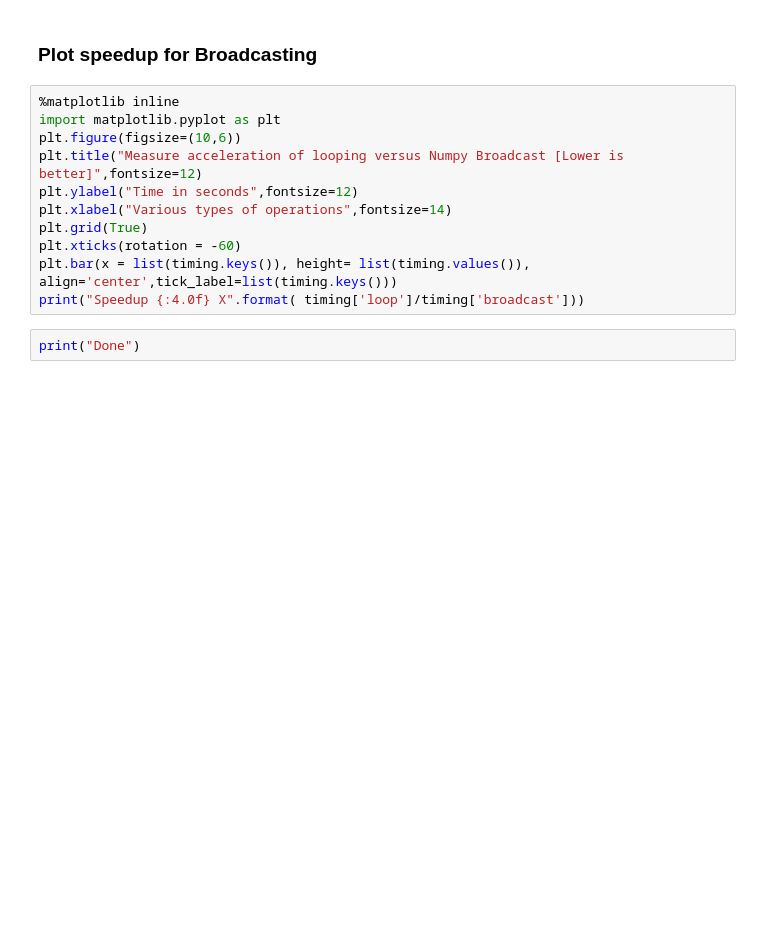
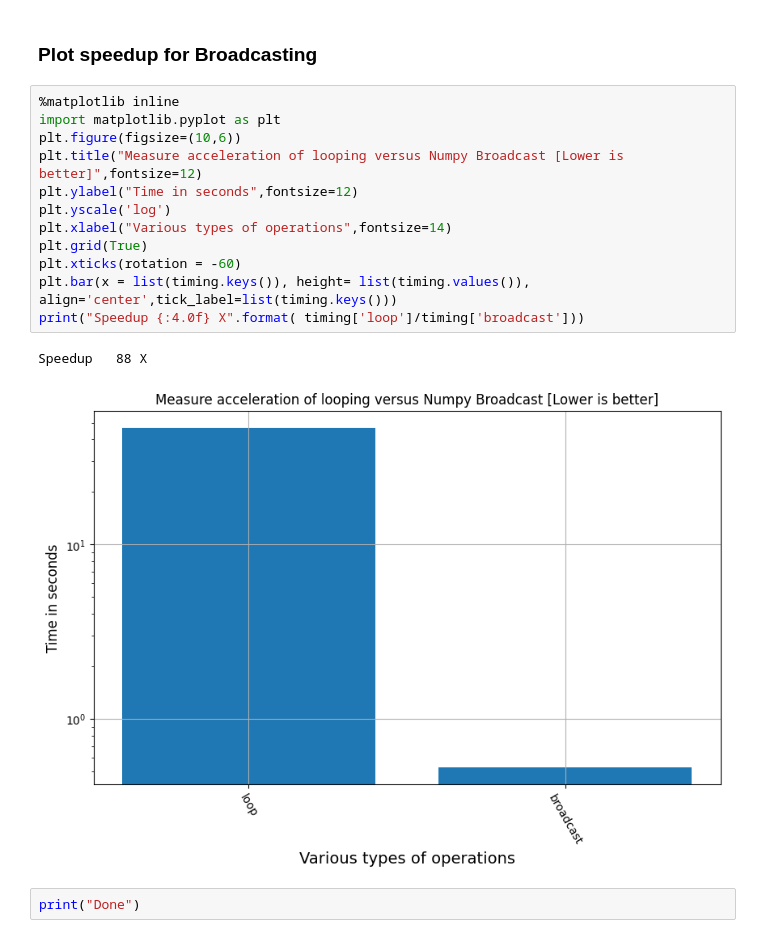
Before and after one commit to IntelSoftware/Machine-Learning-using-oneAPI, a Jupyter notebook: 08_Introduction_to_Numpy_powered_by_oneAPI/08_04_NumPy_Broadcasting.ipynb, the cells around one changed output. Saved outputs shown, nothing was run; the diff lists cells and outputs as text; blank space fills up the shorter version.

```diff
--- a/08_Introduction_to_Numpy_powered_by_oneAPI/08_04_NumPy_Broadcasting.ipynb
+++ b/08_Introduction_to_Numpy_powered_by_oneAPI/08_04_NumPy_Broadcasting.ipynb
@@ -276,13 +337,17 @@ print("Numpy Broadcast Acceleration: ", loop/broadcast)
 # %%
 %matplotlib inline
 import matplotlib.pyplot as plt
 plt.figure(figsize=(10,6))
 plt.title("Measure acceleration of looping versus Numpy Broadcast [Lower is better]",fontsize=12)
 plt.ylabel("Time in seconds",fontsize=12)
+plt.yscale('log')
 plt.xlabel("Various types of operations",fontsize=14)
 plt.grid(True)
 plt.xticks(rotation = -60)
 plt.bar(x = list(timing.keys()), height= list(timing.values()), align='center',tick_label=list(timing.keys()))
 print("Speedup {:4.0f} X".format( timing['loop']/timing['broadcast']))
+# %% [output]
+Speedup   88 X
+[figure, added]
 # %%
 print("Done")
```
Also changed, not shown: parts of 8 cells of this notebook, 10 other files.
